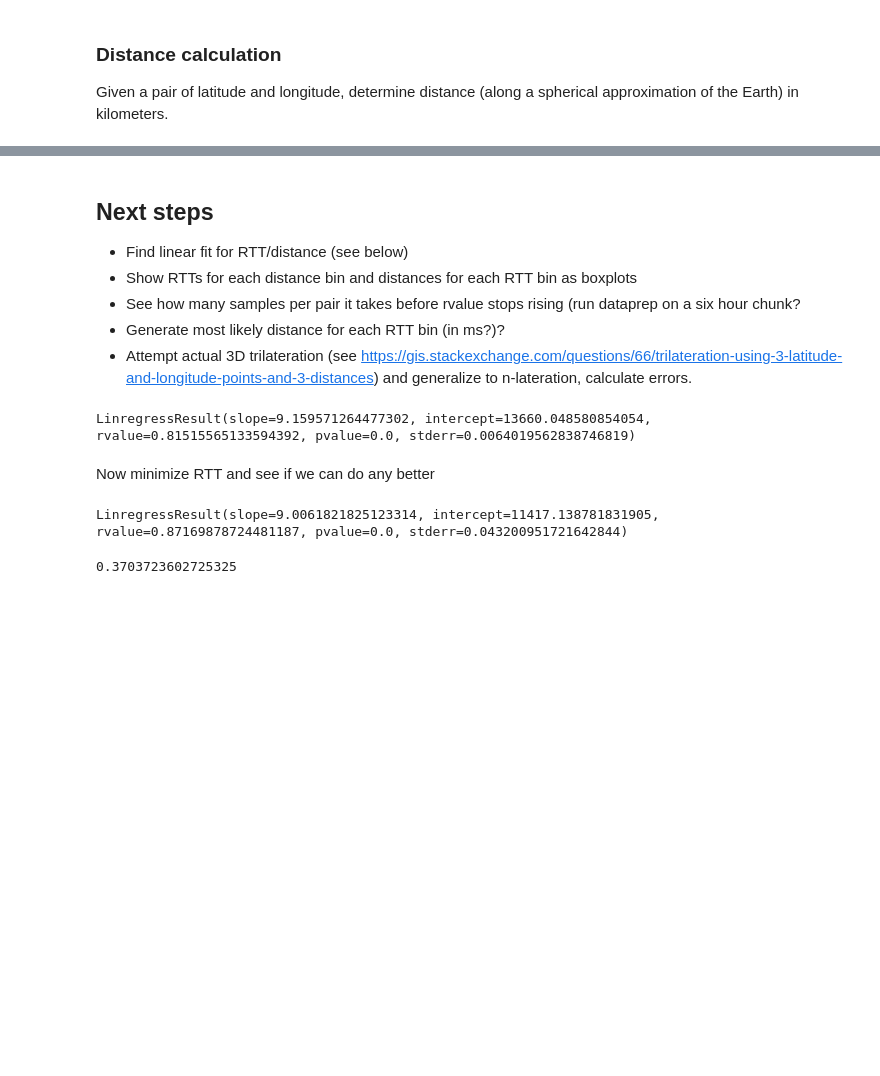
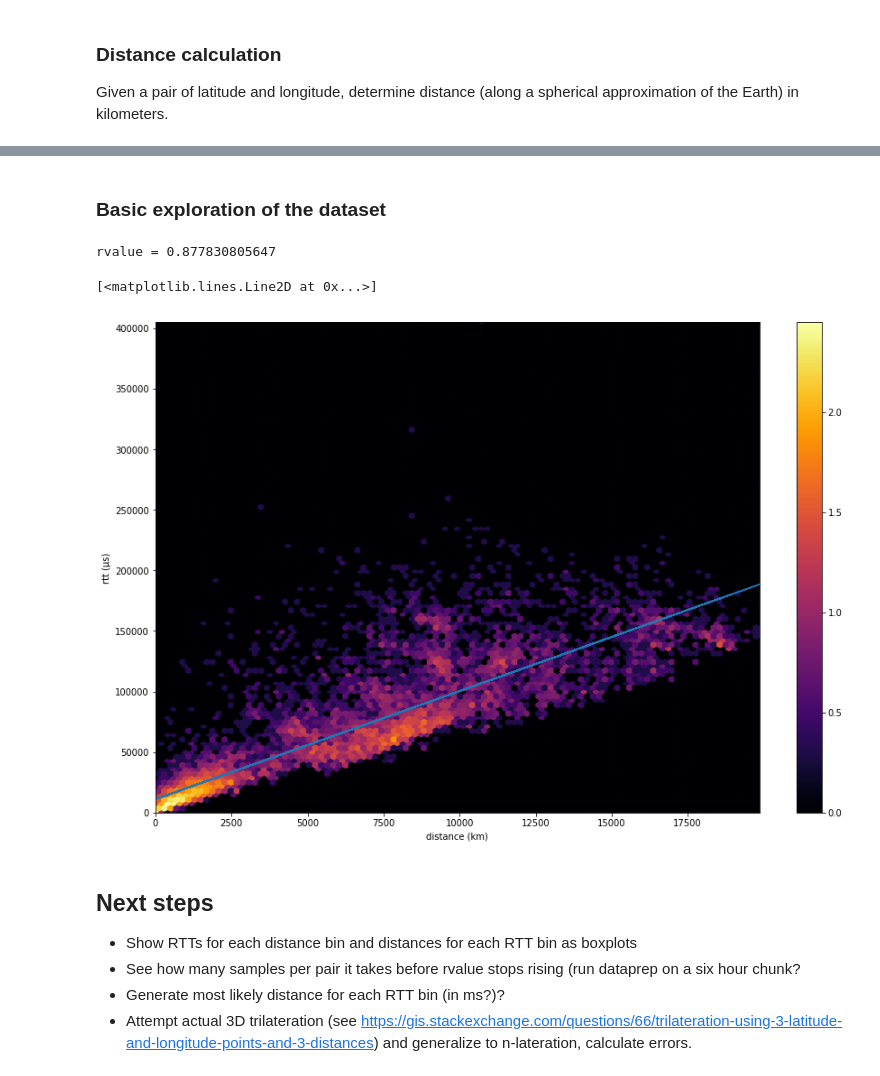
Before and after one commit to britram/trilateration, a Jupyter notebook: analysis.ipynb, the cells around one changed output, grey strips where cells are left out. Saved outputs shown, nothing was run; the diff lists cells and outputs as text; code cells hidden in the pictures; blank space fills up the shorter version.

```diff
--- a/analysis.ipynb
+++ b/analysis.ipynb
@@ -63,7 +63,7 @@ Add location and distance to the RTT dataframe
 # %%
+min_df = pd.DataFrame({'minrtt': rtt_df.groupby(['aid','pid'])['rtt'].min()})
 loc_by_aid = anchor_df.loc[:,('lon','lat')]
 loc_by_aid.columns = ['alon','alat']
 loc_by_pid = probe_df.loc[:,('lon','lat')]
 loc_by_pid.columns = ['plon','plat']
-
-dist_df = rtt_df.join(loc_by_aid, on="aid").join(loc_by_pid, on="pid")
+min_df = loc_by_pid.join(loc_by_aid.join(min_df, how="inner"), how="inner")
@@ -71,0 +72,14 @@ dist_df['km'] = dist_df.apply(lambda x: earth_surface_km(x["alat"], x["alon"], x
+# %%
+min_df['tmp_aphi'] = (90.0 - min_df['alat']) * math.pi/180.0
+min_df['tmp_pphi'] = (90.0 - min_df['plat']) * math.pi/180.0
+min_df['tmp_atheta'] = min_df['alon'] * math.pi/180.0
+min_df['tmp_ptheta'] = min_df['plon'] * math.pi/180.0
+min_df['tmp_cos'] = ( np.sin(min_df['tmp_aphi']) * np.sin(min_df['tmp_pphi']) *
+                      np.cos(min_df['tmp_atheta'] - min_df['tmp_ptheta']) +
+                      np.cos(min_df['tmp_aphi']) * np.cos(min_df['tmp_pphi']) )
+min_df['km'] = np.arccos(min_df['tmp_cos']) * 6371
+del min_df['tmp_aphi']
+del min_df['tmp_pphi']
+del min_df['tmp_atheta']
+del min_df['tmp_ptheta']
+del min_df['tmp_cos']
@@ -72,22 +108,28 @@ dist_df['km'] = dist_df.apply(lambda x: earth_surface_km(x["alat"], x["alon"], x
+# %% [markdown]
+### Basic exploration of the dataset
+# %%
+plt.figure(figsize=(15,10))
+
+plot_df = min_df
+
+x = plot_df['km']
+y = plot_df['minrtt'] / 2
+plt.hexbin(x, y, cmap="inferno", bins="log")
+plt.colorbar()
+plt.xlabel("distance (km)")
+plt.ylabel("rtt (µs)")
+
+(m, b, r, p, e) = scipy.stats.linregress(plot_df['km'],plot_df['minrtt']/2)
+print("rvalue = "+str(r))
+plt.plot(x, m * x + b)
+# %% [output]
+rvalue = 0.877830805647
+[<matplotlib.lines.Line2D at 0x...>]
+[figure, added]
 # %% [markdown]
 ## Next steps
 
-- Find linear fit for RTT/distance (see below)
 - Show RTTs for each distance bin and distances for each RTT bin as boxplots
 - See how many samples per pair it takes before rvalue stops rising (run dataprep on a six hour chunk?
 - Generate most likely distance for each RTT bin (in ms?)?
 - Attempt actual 3D trilateration (see https://gis.stackexchange.com/questions/66/trilateration-using-3-latitude-and-longitude-points-and-3-distances) and generalize to n-lateration, calculate errors.
-# %%
-scipy.stats.linregress(dist_df['km'],dist_df['rtt']/2)
-# %% [output]
-LinregressResult(slope=9.159571264477302, intercept=13660.048580854054, rvalue=0.81515565133594392, pvalue=0.0, stderr=0.0064019562838746819)
-# %% [markdown]
-Now minimize RTT and see if we can do any better
-# %%
-scipy.stats.linregress(dist_df.groupby(['aid','pid'])['km'].min(), dist_df.groupby(['aid','pid'])['rtt'].min()/2)
-# %% [output]
-LinregressResult(slope=9.0061821825123314, intercept=11417.138781831905, rvalue=0.87169878724481187, pvalue=0.0, stderr=0.043200951721642844)
-# %%
-(1e9 / 9.0061821825123314) / 299792458
-# %% [output]
-0.3703723602725325
```
Also changed, not shown: parts of 5 cells of this notebook, 1 other file.
